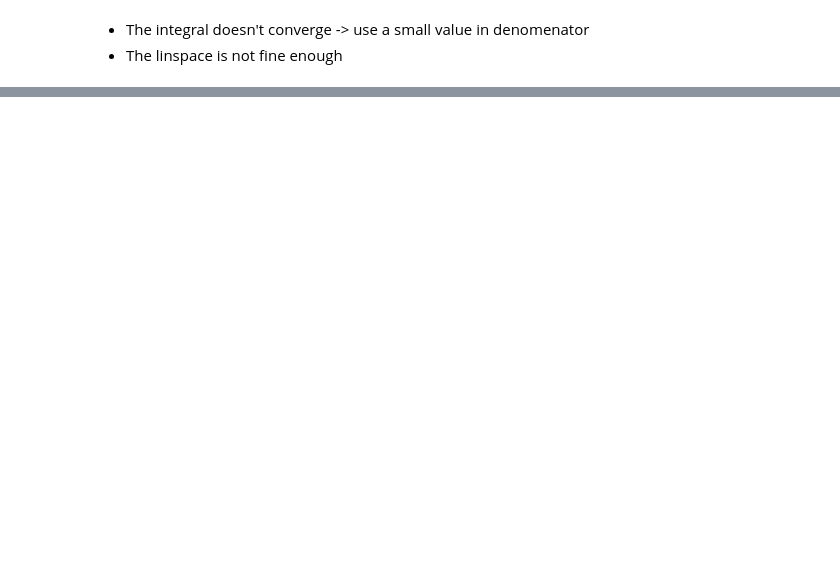
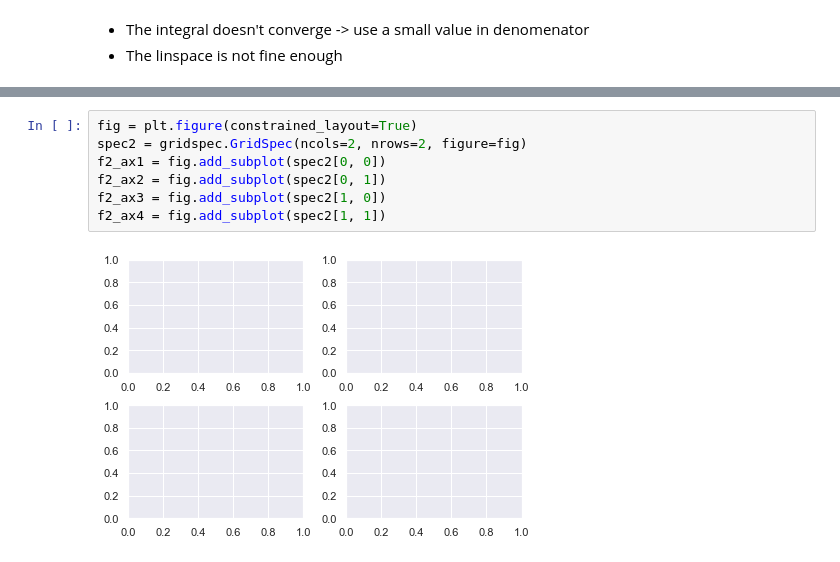
Before and after one commit to JerryLiuMY/OPMD, a Jupyter notebook: src/Test.ipynb, the cells around one changed output, grey strips where cells are left out. Drawn from its saved outputs; the diff is of its cells as text; blank space fills up the shorter version.

```diff
--- a/src/Test.ipynb
+++ b/src/Test.ipynb
@@ -125,0 +234,9 @@ central_wl_trials
+# %%
+fig = plt.figure(constrained_layout=True)
+spec2 = gridspec.GridSpec(ncols=2, nrows=2, figure=fig)
+f2_ax1 = fig.add_subplot(spec2[0, 0])
+f2_ax2 = fig.add_subplot(spec2[0, 1])
+f2_ax3 = fig.add_subplot(spec2[1, 0])
+f2_ax4 = fig.add_subplot(spec2[1, 1])
+# %% [output]
+[figure, added]
```
Also changed, not shown: parts of 18 cells of this notebook, 10 other files.
